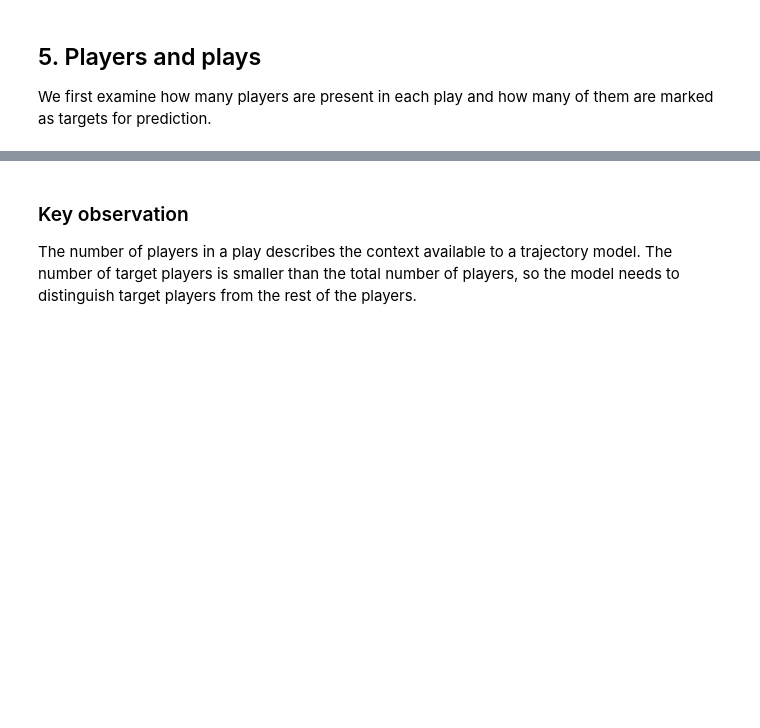
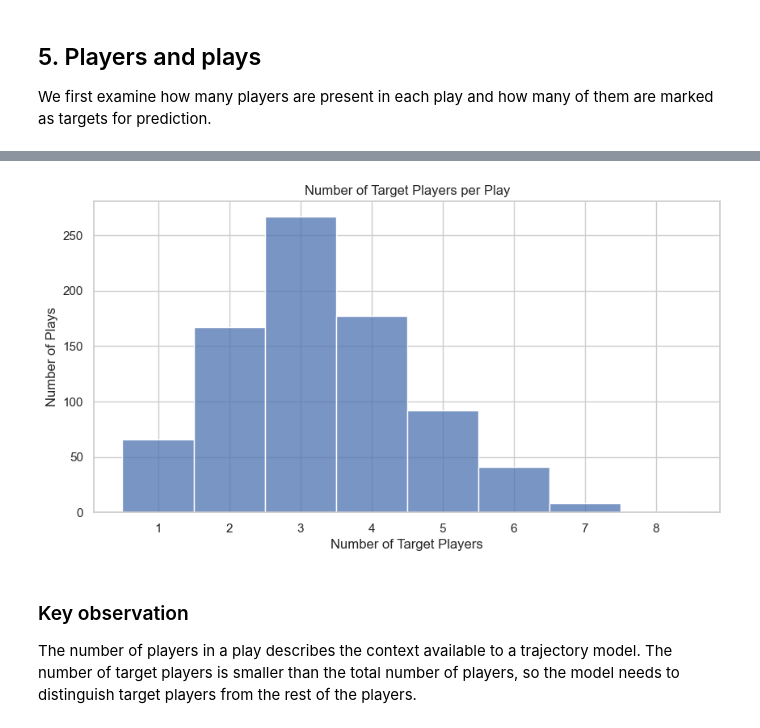
Before and after one commit to AceGiqMo/NFL-Big-Data-Bowl-2026, a Jupyter notebook: EDA.ipynb, the cells around one changed output, grey strips where cells are left out. Cells and saved outputs as stored; diff of their text form; code cells hidden in the pictures; blank space fills up the shorter version.

```diff
--- a/EDA.ipynb
+++ b/EDA.ipynb
@@ -198,10 +309,14 @@ plt.show()
 # %%
 plt.figure(figsize=(10, 5))
 sns.histplot(targets_per_play, discrete=True)
 plt.title("Number of Target Players per Play")
 plt.xlabel("Number of Target Players")
 plt.ylabel("Number of Plays")
+plt.savefig('plot2.png', dpi=300, bbox_inches='tight')
+image_list.append('plot2.png')
 plt.show()
+# %% [output]
+[figure, added]
 # %% [markdown]
 ### Key observation
 
```
Also changed, not shown: parts of 52 cells of this notebook, 13 other files.
